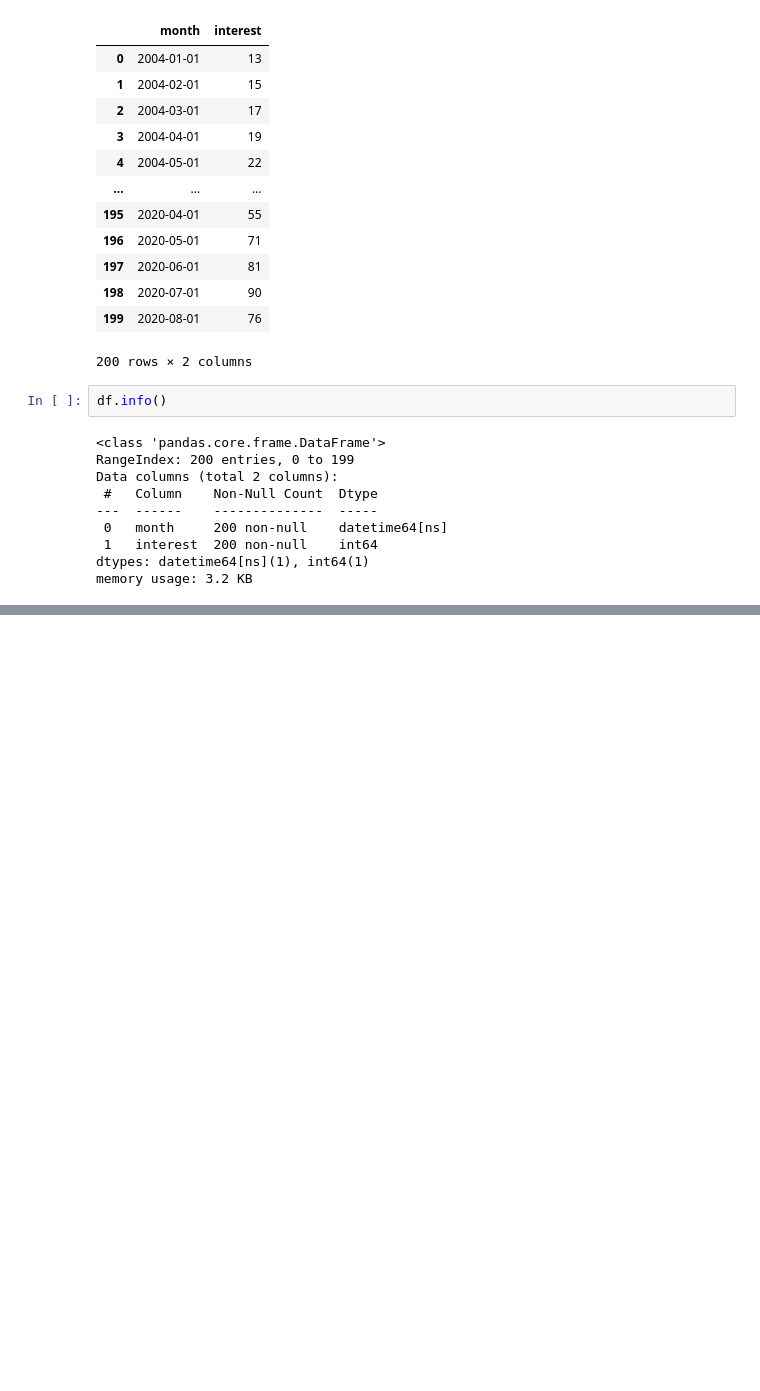
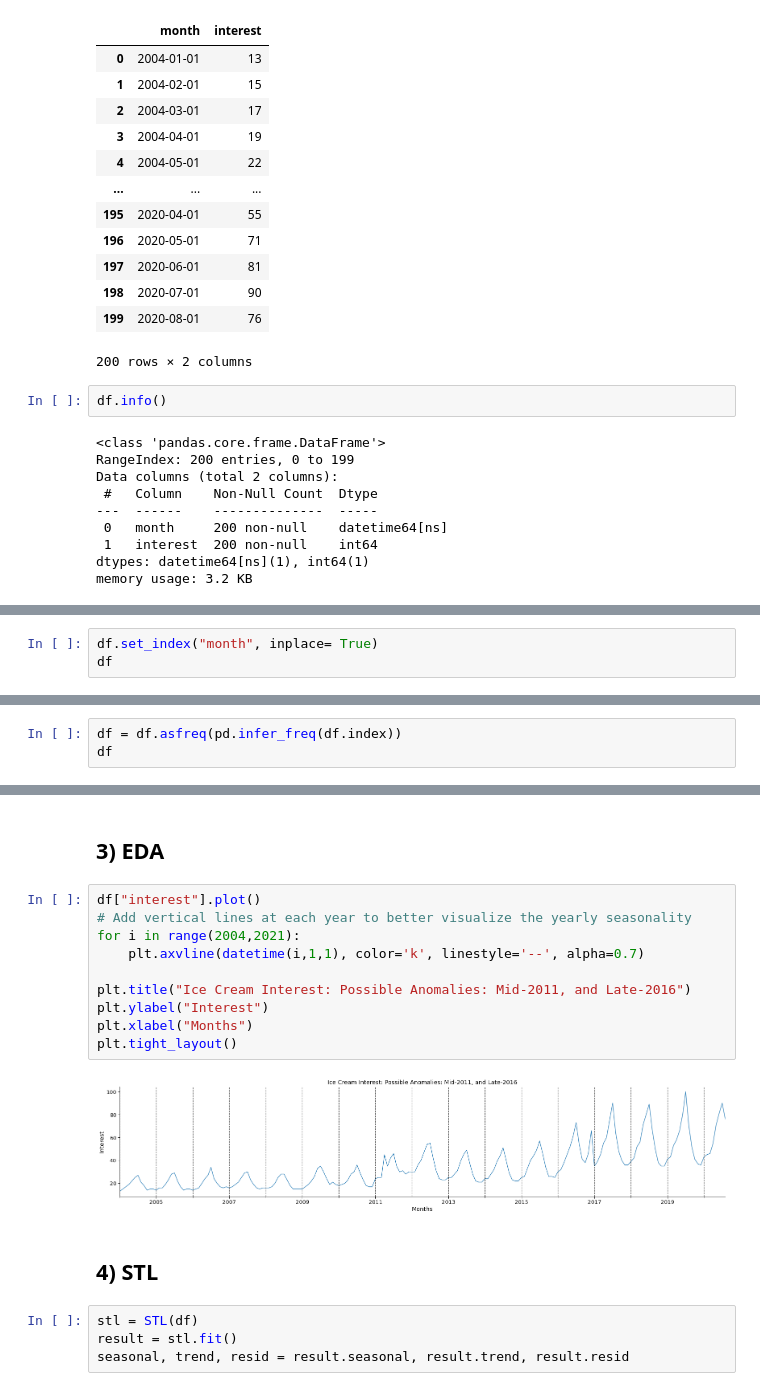
Before and after one commit to razielar/coursera_time_series_forecasting, a Jupyter notebook: anomaly_detection/AnomalyDetection_STL.ipynb, the cells around one changed output, grey strips where cells are left out. Cells and saved outputs as stored; diff of their text form; blank space fills up the shorter version.

```diff
--- a/anomaly_detection/AnomalyDetection_STL.ipynb
+++ b/anomaly_detection/AnomalyDetection_STL.ipynb
@@ -57,0 +62,3 @@ memory usage: 3.2 KB
+# %%
+df.set_index("month", inplace= True)
+df
@@ -57,0 +82,3 @@ memory usage: 3.2 KB
+# %%
+df = df.asfreq(pd.infer_freq(df.index))
+df
@@ -57,0 +100,20 @@ memory usage: 3.2 KB
+# %% [markdown]
+## 3) EDA
+# %%
+df["interest"].plot()
+# Add vertical lines at each year to better visualize the yearly seasonality
+for i in range(2004,2021):
+    plt.axvline(datetime(i,1,1), color='k', linestyle='--', alpha=0.7)
+
+plt.title("Ice Cream Interest: Possible Anomalies: Mid-2011, and Late-2016")
+plt.ylabel("Interest")
+plt.xlabel("Months")
+plt.tight_layout()
+# %% [output]
+[figure, added]
+# %% [markdown]
+## 4) STL
+# %%
+stl = STL(df)
+result = stl.fit()
+seasonal, trend, resid = result.seasonal, result.trend, result.resid
```
Also changed, not shown: parts of 12 cells of this notebook.
